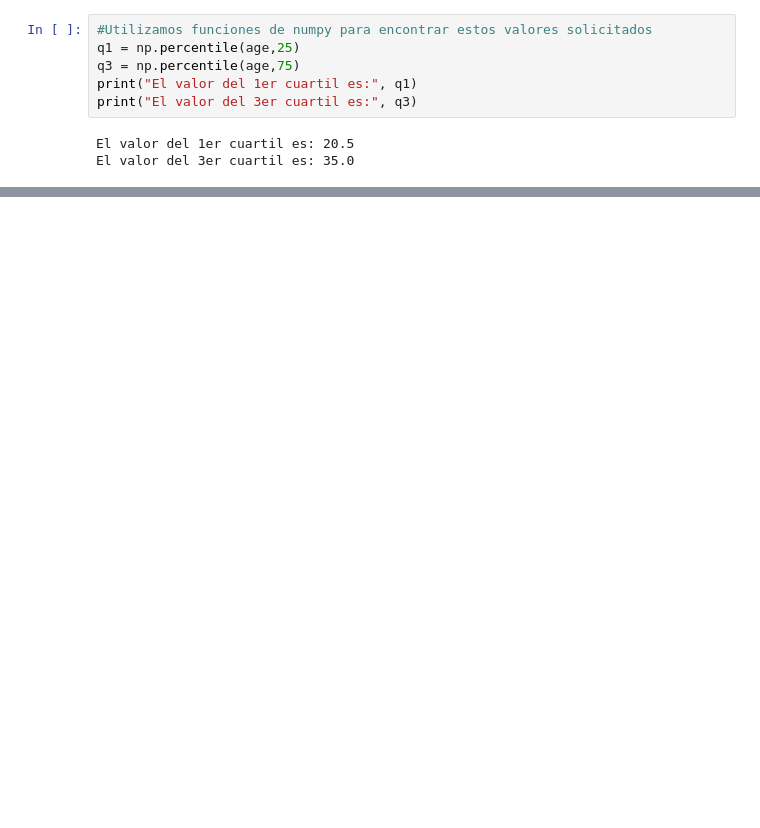
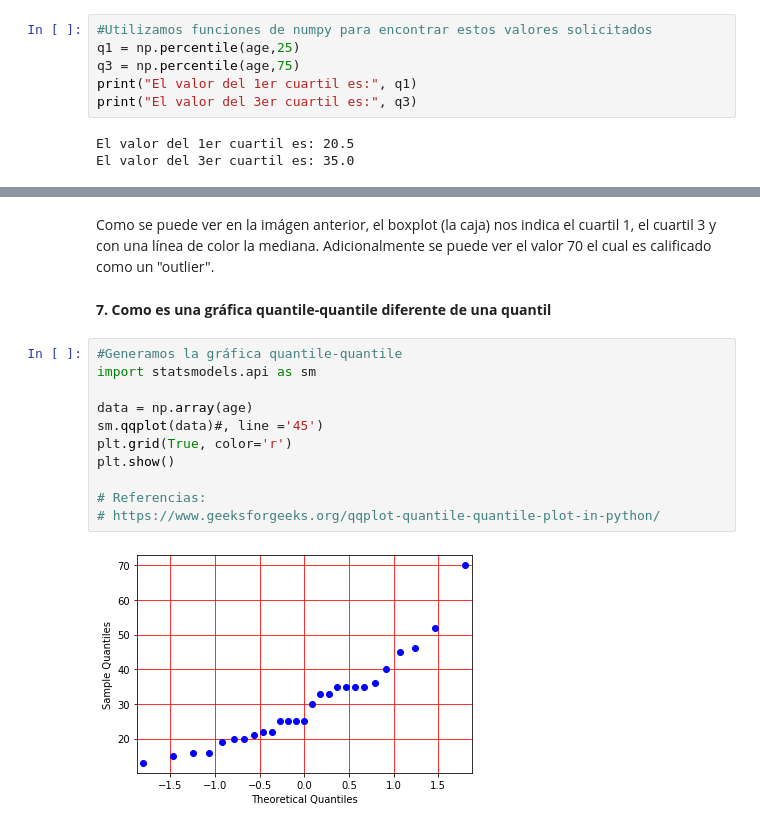
Before and after one commit to mark-ortiz/Doctorado, a Jupyter notebook: Mineria_de_Datos/AIU2.ipynb, the cells around one changed output, grey strips where cells are left out. Drawn from its saved outputs; the diff is of its cells as text; blank space fills up the shorter version.

```diff
--- a/Mineria_de_Datos/AIU2.ipynb
+++ b/Mineria_de_Datos/AIU2.ipynb
@@ -96,0 +116,17 @@ plt.show()
+# %% [markdown]
+Como se puede ver en la imágen anterior, el boxplot (la caja) nos indica el cuartil 1, el cuartil 3 y con una línea de color la mediana. Adicionalmente se puede ver el valor 70 el cual es calificado como un "outlier".
+# %% [markdown]
+**7. Como es una gráfica quantile-quantile diferente de una quantil**
+# %%
+#Generamos la gráfica quantile-quantile
+import statsmodels.api as sm
+
+data = np.array(age)
+sm.qqplot(data)#, line ='45')
+plt.grid(True, color='r')
+plt.show()
+
+# Referencias:
+# https://www.geeksforgeeks.org/qqplot-quantile-quantile-plot-in-python/
+# %% [output]
+[figure, added]
```
Also changed, not shown: parts of 37 cells of this notebook.
